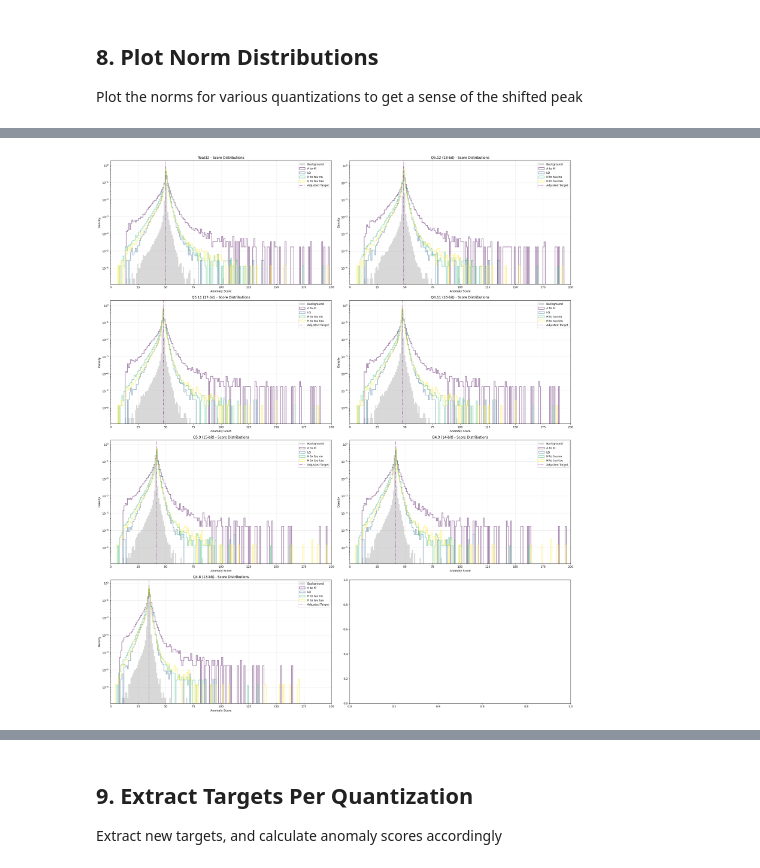
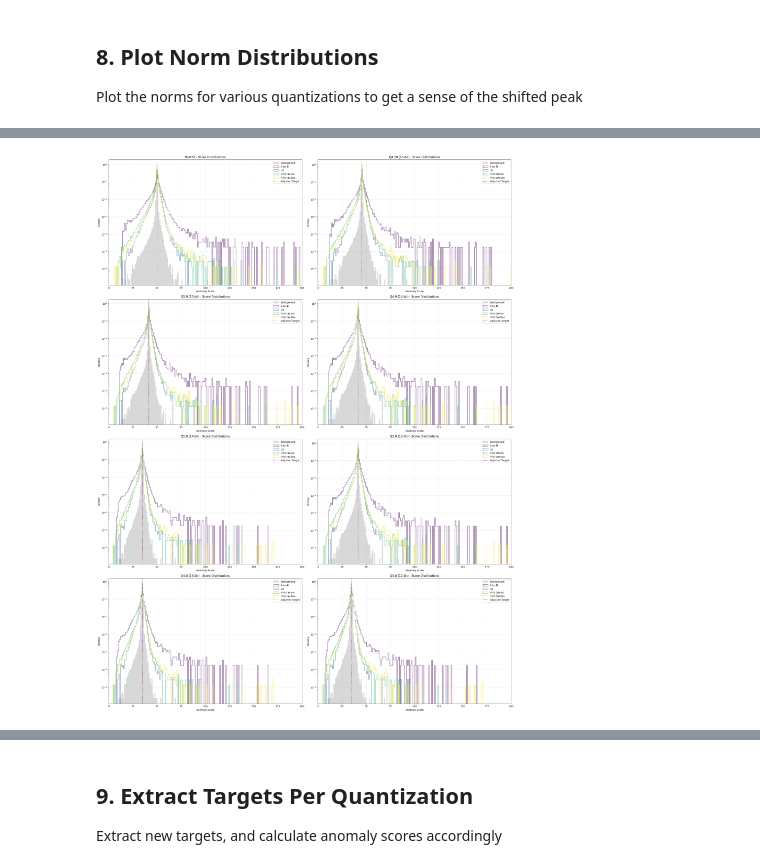
Before and after one commit to SLAC-Julia-Group/hardware-aware-tensor-networks, a Jupyter notebook: TN/Quantization_testbed.ipynb, the cells around one changed output, grey strips where cells are left out. Drawn from its saved outputs; the diff is of its cells as text; code cells hidden in the pictures.

```diff
--- a/TN/quantization_testbed.ipynb
+++ b/TN/Quantization_testbed.ipynb
@@ -44,7 +44,8 @@ print("✅ Imports successful")
 ## 1. Load or Create Model
 # %%
 # Load trained model
-model_dir = '../output/Huber_AE_Results_bd8_3/'
+model_dir = '../models_to_share/fromPrajita/cascade_noReLU'
+# model_dir = '../output/Reorder_Compress_19_1_bd4_hub20'
 model_name = 'final_best_model.pkl'
 model_path = model_dir + '/' + model_name
 autoencoder = CascadedModel.load(model_path)
@@ -157,12 +500,19 @@ print("✅ Testbed initialized")
 
 quantization_configs = [
     # (total_bits, frac_bits, name)
-    (18, 12, 'Q5.12 (18-bit)'),   # 1 sign + 5 int + 12 frac
-    (17, 11, 'Q5.11 (17-bit)'),   # 1 sign + 5 int + 11 frac
-    (16, 11, 'Q4.11 (16-bit)'),   # 1 sign + 4 int + 11 frac
-    (15, 9,  'Q5.9 (15-bit)'),    # 1 sign + 5 int + 9 frac
-    (14, 9,  'Q4.9 (14-bit)'),    # 1 sign + 4 int + 9 frac
-    (13, 8,  'Q4.8 (13-bit)'),    # 1 sign + 4 int + 8 frac
+    # (18, 12, 'Q5.12 (18-bit)'),   # 1 sign + 5 int + 12 frac
+    # (17, 11, 'Q5.11 (17-bit)'),   # 1 sign + 5 int + 11 frac
+    # (16, 11, 'Q4.11 (16-bit)'),   # 1 sign + 4 int + 11 frac
+    # (15, 10, 'Q4.10 (15-bit)'),   # 1 sign + 4 int + 10 frac
+    # (15, 9,  'Q5.9 (15-bit)'),    # 1 sign + 5 int + 9 frac
+    # (14, 9,  'Q4.9 (14-bit)'),    # 1 sign + 4 int + 9 frac
+    # (14, 8,  'Q5.8 (14-bit)'),    # 1 sign + 5 int + 9 frac
+    # (13, 9,  'Q3.9 (13-bit)'),    # 1 sign + 3 int + 9 frac
+    # (13, 8,  'Q4.8 (13-bit)'),    # 1 sign + 4 int + 8 frac
+    # (12, 8,  'Q3.8 (12-bit)'),    # 1 sign + 3 int + 8 frac
+    (12, 9,  'Q2.9 (12-bit)'),    # 1 sign + 2 int + 9 frac
+    (11, 9,  'Q1.9 (11-bit)'),    # 1 sign + 1 int + 9 frac
+    (10, 9,  'Q0.9 (10-bit)'),    # 1 sign + 0 int + 9 frac
 ]
 
 print("Quantization configurations to test:")
@@ -376,10 +662,9 @@ print("="*80)
 # Format: [(layer0_bits, layer0_frac), (layer1_bits, layer1_frac), ...]
 mixed_configs = [
     # Name: (Layer0, Layer1, Layer2, ...)
-    ("14→16", [(14, 9), (16, 10)]),
-    ("15→16", [(15, 9), (16, 10)]),
-    ("16→17", [(16, 10), (17, 11)]),
-    ("13→16", [(13, 8), (16, 10)]),
+    ("Q3.9→Q4.9", [(13, 9), (14, 9)]),
+    ("Q4.8→Q4.9", [(13, 8), (14, 9)]),
+    ("Q3.8→Q4.9", [(12, 8), (14, 9)]),
 ]
 
 mixed_results = {}
@@ -491,12 +770,18 @@ targets_adjusted = {
     'Q4.11 (16-bit)': 47.75,
     'Q5.10 (16-bit)': 45.5,
     'Q7.8 (16-bit)': 34.5,
-    'Q5.9 (15-bit)': 41.5,
-    'Q4.9 (14-bit)': 41.5,
-    'Q4.8 (13-bit)': 34.75,
-    'Q3.8 (12-bit)': 35.0,
+    'Q5.9 (15-bit)': 41.44,
+    'Q4.10 (15-bit)': 45.56,
+    'Q4.9 (14-bit)': 41.44,
+    'Q5.8 (14-bit)': 34.74,
+    'Q4.8 (13-bit)': 34.74,
+    'Q3.9 (13-bit)': 41.44,
+    'Q3.8 (12-bit)': 34.74,
+    'Q2.9 (12-bit)': 41.44,
     'Q5.6 (12-bit)': 10.5,
     'Q3.4 (8-bit)': 0.05,
+    'Q1.9 (11-bit)': 40.24,
+    'Q0.9 (10-bit)': 23.60,
 }
 
 # Plot distributions for each precision
@@ -514,34 +799,34 @@ xmax = 200
 bins = np.linspace(xmin, xmax, xmax-xmin)
 
 for config_idx, (config_name, results) in enumerate(all_norms.items()):
     ax = axes[int(config_idx/2)][config_idx%2]
 
     # Plot background
     bkg_scores = results['background']
     ax.hist(bkg_scores, bins=bins, alpha=0.3, label='Background',
             density=True, histtype='stepfilled', color='gray')
 
     # Plot signals for each config
     for sig_idx, signal_name in enumerate(signal_loaders.keys()):
         sig_scores = results['signals'][signal_name]
         ax.hist(sig_scores, bins=bins, alpha=0.5, label=f'{signal_name}',
                 density=True, histtype='step', linewidth=2, color=colors[sig_idx])
 
     ax.axvline(targets_adjusted[config_name], color='purple', linestyle=':', label='Adjusted Target')
 
     ax.set_xlabel('Anomaly Score')
     ax.set_ylabel('Density')
     ax.set_title(f'{config_name} - Score Distributions')
     ax.legend(loc='best')
     ax.set_yscale('log')
     ax.grid(alpha=0.3)
     ax.set_xlim([xmin, xmax])
 
 plt.tight_layout()
 plt.savefig(output_dir+"/norm_distributions_byprecision.png")
 plt.show()
 # %% [output]
-[figure, old version]
+[figure, new version]
 # %%
 # Also print medians to help set targets
 print("\nMedian background norms for mixed precision:")
```
Also changed, not shown: parts of 25 cells of this notebook, 15 other files.
